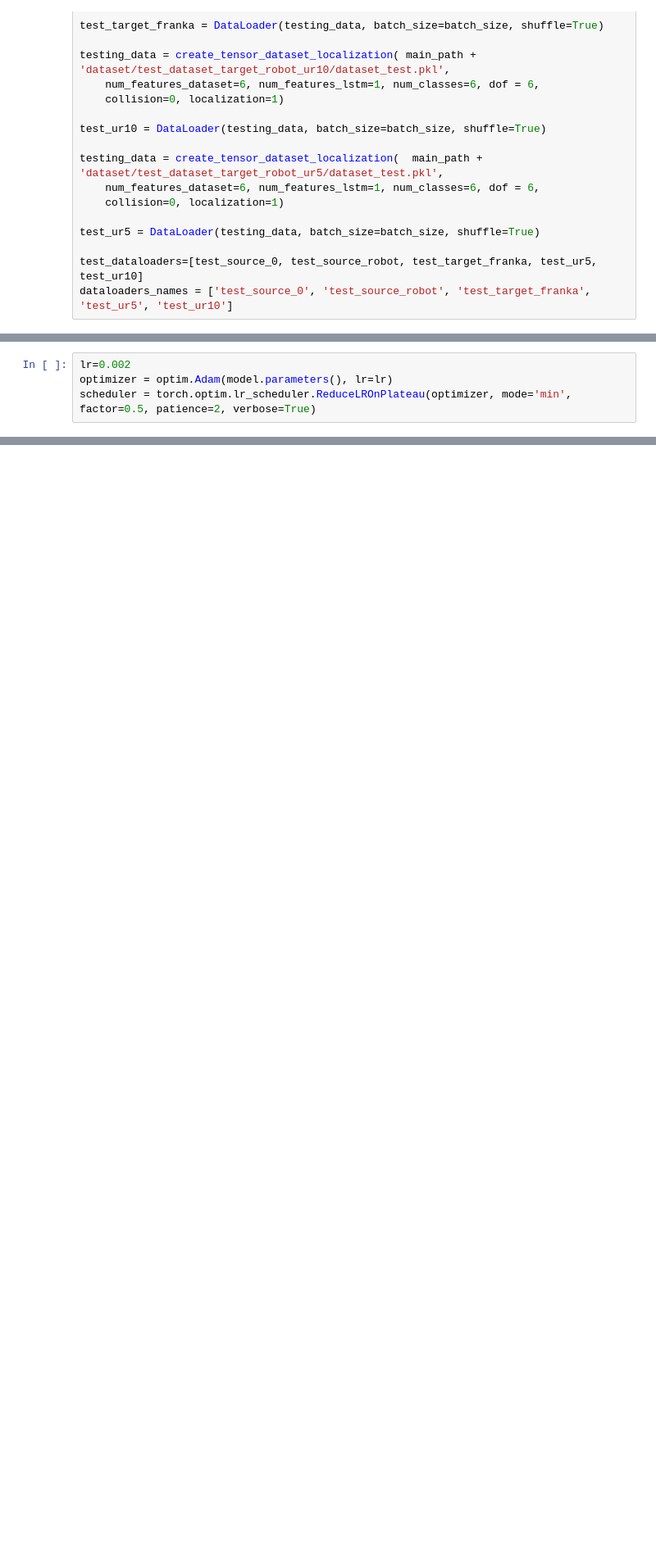
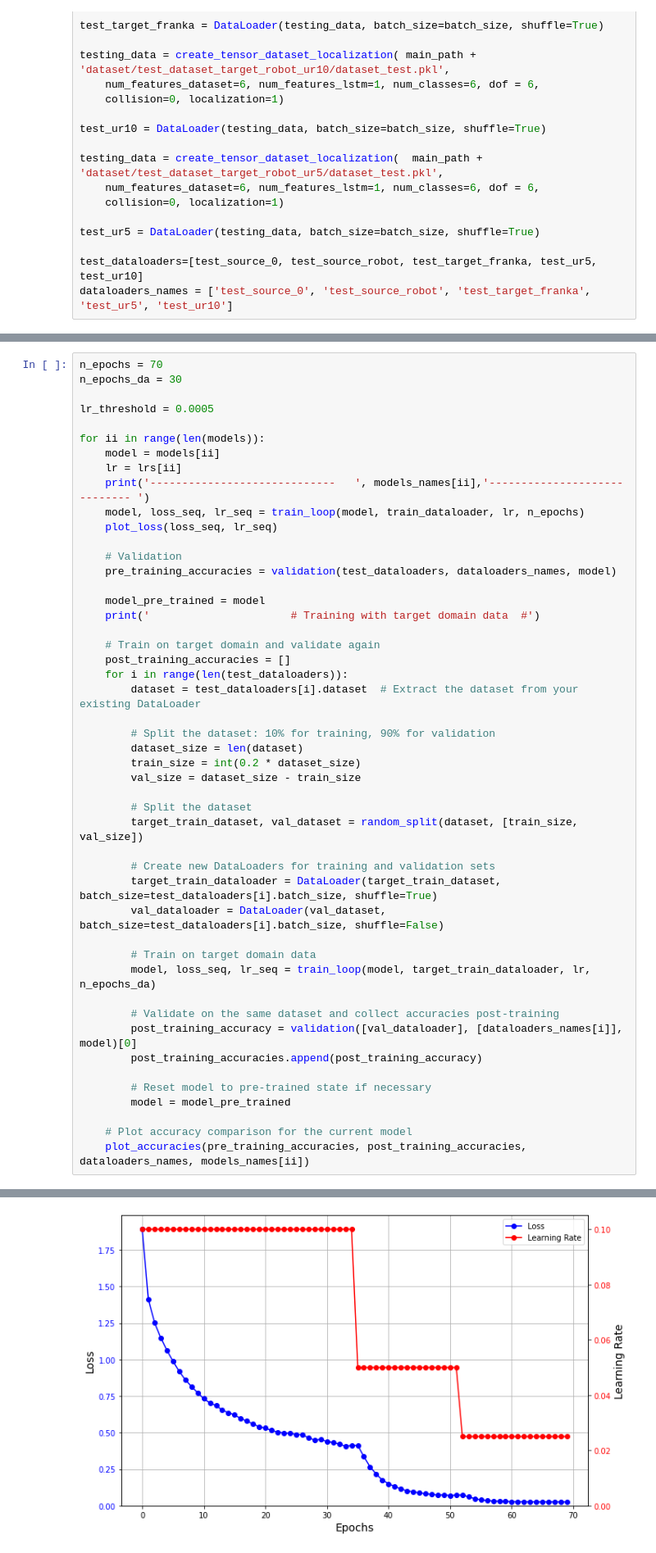
Before and after one commit to rezayati/contactInterpretation, a Jupyter notebook: AIModels/train_localization_model.ipynb, the cells around one changed output, grey strips where cells are left out. Shown: that part at 82% size. Saved outputs shown, nothing was run; the diff lists cells and outputs as text; blank space fills up the shorter version.

```diff
--- a/AIModels/train_localization_model.ipynb
+++ b/AIModels/train_localization_model.ipynb
@@ -671,5 +724 @@ for ii in range(len(models)):
 ... (4 outputs left out)
-# %%
-lr=0.002
-optimizer = optim.Adam(model.parameters(), lr=lr)
-scheduler = torch.optim.lr_scheduler.ReduceLROnPlateau(optimizer, mode='min', factor=0.5, patience=2, verbose=True)
@@ -675,0 +727,49 @@ scheduler = torch.optim.lr_scheduler.ReduceLROnPlateau(optimizer, mode='min', fa
+# %%
+n_epochs = 70
+n_epochs_da = 30
+
+lr_threshold = 0.0005
+
+for ii in range(len(models)):
+    model = models[ii]
+    lr = lrs[ii]
+    print('-----------------------------   ', models_names[ii],'----------------------------- ')
+    model, loss_seq, lr_seq = train_loop(model, train_dataloader, lr, n_epochs)
+    plot_loss(loss_seq, lr_seq)
+
+    # Validation
+    pre_training_accuracies = validation(test_dataloaders, dataloaders_names, model)
+
+    model_pre_trained = model
+    print('                      # Training with target domain data  #')
+
+    # Train on target domain and validate again
+    post_training_accuracies = []
+    for i in range(len(test_dataloaders)):
+        dataset = test_dataloaders[i].dataset  # Extract the dataset from your existing DataLoader
+
+        # Split the dataset: 10% for training, 90% for validation
+        dataset_size = len(dataset)
+        train_size = int(0.2 * dataset_size)
+        val_size = dataset_size - train_size
+
+        # Split the dataset
+        target_train_dataset, val_dataset = random_split(dataset, [train_size, val_size])
+
+        # Create new DataLoaders for training and validation sets
+        target_train_dataloader = DataLoader(target_train_dataset, batch_size=test_dataloaders[i].batch_size, shuffle=True)
+        val_dataloader = DataLoader(val_dataset, batch_size=test_dataloaders[i].batch_size, shuffle=False)
+
+        # Train on target domain data
+        model, loss_seq, lr_seq = train_loop(model, target_train_dataloader, lr, n_epochs_da)
+
+        # Validate on the same dataset and collect accuracies post-training
+        post_training_accuracy = validation([val_dataloader], [dataloaders_names[i]], model)[0]
+        post_training_accuracies.append(post_training_accuracy)
+
+        # Reset model to pre-trained state if necessary
+        model = model_pre_trained
+
+    # Plot accuracy comparison for the current model
+    plot_accuracies(pre_training_accuracies, post_training_accuracies, dataloaders_names, models_names[ii])
+# %% [output]
@@ -675,0 +779 @@ scheduler = torch.optim.lr_scheduler.ReduceLROnPlateau(optimizer, mode='min', fa
+[figure, added]
```
Also changed, not shown: parts of 17 cells of this notebook.
